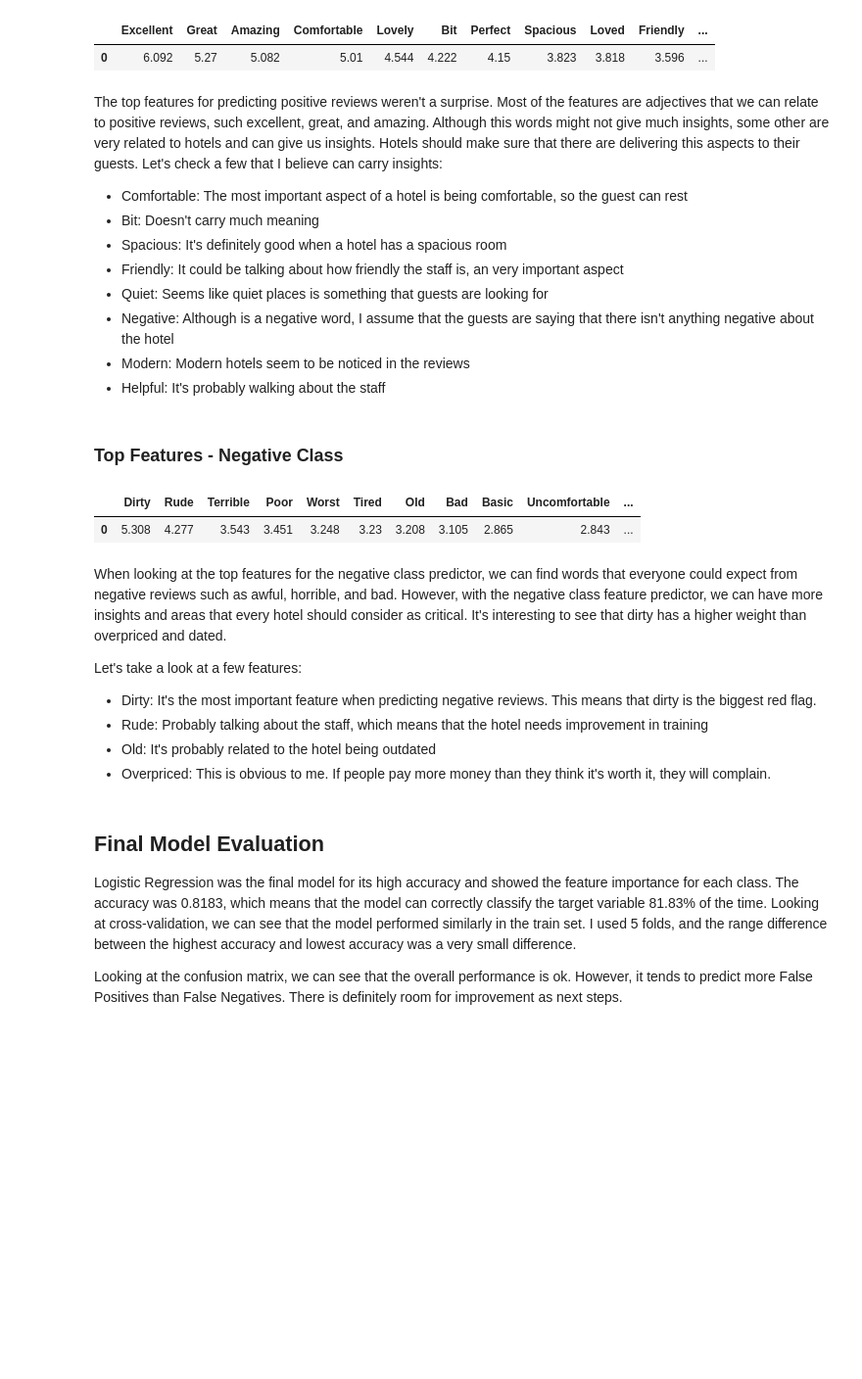
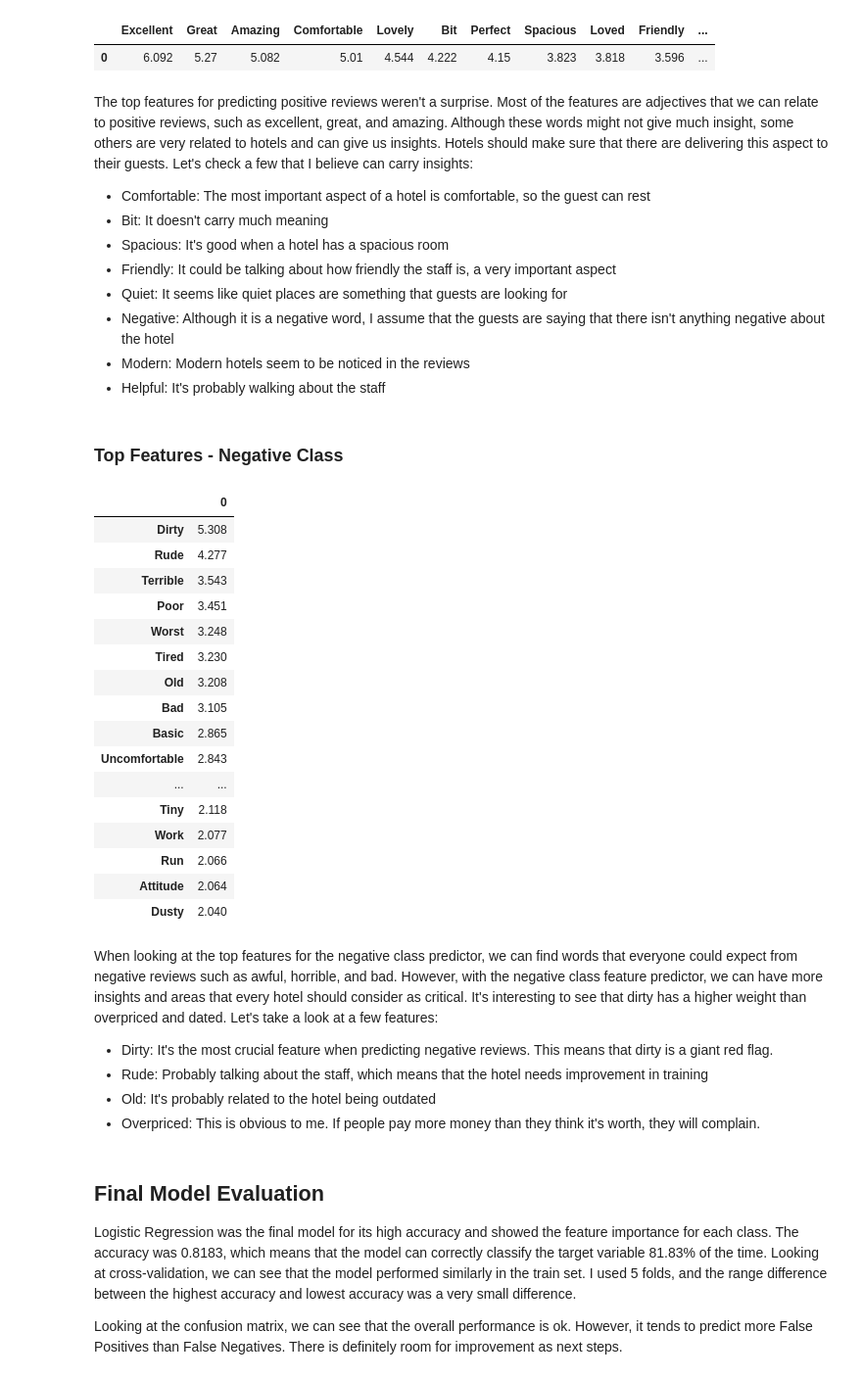
Before and after one commit to ismael-araujo/Hotel-Reviews-Analysis-Using-NLP, a Jupyter notebook: final-notebook.ipynb, the cells around one changed output. Shown at 98% size. Drawn from its saved outputs; the diff is of its cells as text; code cells hidden in the pictures; blank space fills up the shorter version.

```diff
--- a/final-notebook.ipynb
+++ b/final-notebook.ipynb
@@ -595,31 +595,45 @@ positive_features.transpose()
 |  | Excellent | Great | Amazing | Comfortable | Lovely | Bit | Perfect | Spacious | Loved | Friendly | ... |
 | 0 | 6.092 | 5.27 | 5.082 | 5.01 | 4.544 | 4.222 | 4.15 | 3.823 | 3.818 | 3.596 | ... |
 # %% [markdown]
-The top features for predicting positive reviews weren't a surprise. Most of the features are adjectives that we can relate to positive reviews, such excellent, great, and amazing. Although this words might not give much insights, some other are very related to hotels and can give us insights. Hotels should make sure that there are delivering this aspects to their guests. Let's check a few that I believe can carry insights:
-- Comfortable: The most important aspect of a hotel is being comfortable, so the guest can rest
-- Bit: Doesn't carry much meaning
-- Spacious: It's definitely good when a hotel has a spacious room
-- Friendly: It could be talking about how friendly the staff is, an very important aspect
-- Quiet: Seems like quiet places is something that guests are looking for
-- Negative: Although is a negative word, I assume that the guests are saying that there isn't anything negative about the hotel
+The top features for predicting positive reviews weren't a surprise. Most of the features are adjectives that we can relate to positive reviews, such as excellent, great, and amazing. Although these words might not give much insight, some others are very related to hotels and can give us insights. Hotels should make sure that there are delivering this aspect to their guests. Let's check a few that I believe can carry insights:
+- Comfortable: The most important aspect of a hotel is comfortable, so the guest can rest
+- Bit: It doesn't carry much meaning
+- Spacious: It's good when a hotel has a spacious room
+- Friendly: It could be talking about how friendly the staff is, a very important aspect
+- Quiet: It seems like quiet places are something that guests are looking for
+- Negative: Although it is a negative word, I assume that the guests are saying that there isn't anything negative about the hotel
 - Modern: Modern hotels seem to be noticed in the reviews
 - Helpful: It's probably walking about the staff
 # %% [markdown]
 ### Top Features - Negative Class
 # %%
-negative_features.sort_values(by=0, ascending=False).transpose()
+negative_features.sort_values(by=0, ascending=False)
 # %% [output]
-|  | Dirty | Rude | Terrible | Poor | Worst | Tired | Old | Bad | Basic | Uncomfortable | ... |
-| 0 | 5.308 | 4.277 | 3.543 | 3.451 | 3.248 | 3.23 | 3.208 | 3.105 | 2.865 | 2.843 | ... |
+|  | 0 |
+| Dirty | 5.308 |
+| Rude | 4.277 |
+| Terrible | 3.543 |
+| Poor | 3.451 |
+| Worst | 3.248 |
+| Tired | 3.230 |
+| Old | 3.208 |
+| Bad | 3.105 |
+| Basic | 2.865 |
+| Uncomfortable | 2.843 |
+| ... | ... |
+| Tiny | 2.118 |
+| Work | 2.077 |
+| Run | 2.066 |
+| Attitude | 2.064 |
+| Dusty | 2.040 |
 # %% [markdown]
 When looking at the top features for the negative class predictor, we can find words that everyone could expect from negative reviews such as awful, horrible, and bad. However, with the negative class feature predictor, we can have more insights and areas that every hotel should consider as critical. It's interesting to see that dirty has a higher weight than overpriced and dated.
-
 Let's take a look at a few features:
 
-- Dirty: It's the most important feature when predicting negative reviews. This means that dirty is the biggest red flag.
+- Dirty: It's the most crucial feature when predicting negative reviews. This means that dirty is a giant red flag.
 - Rude: Probably talking about the staff, which means that the hotel needs improvement in training
 - Old: It's probably related to the hotel being outdated
-- Overpriced: This is obvious to me. If people pay more money than they think it's worth it, they will complain.
+- Overpriced: This is obvious to me. If people pay more money than they think it's worth, they will complain.
 # %% [markdown]
 ## Final Model Evaluation
 
```
Also changed, not shown: parts of 1 cell of this notebook, 2 other files.
